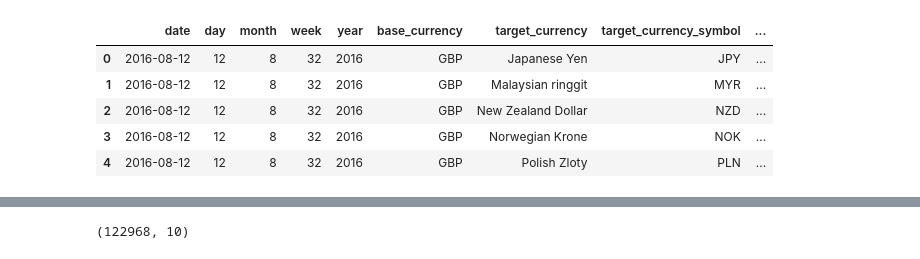
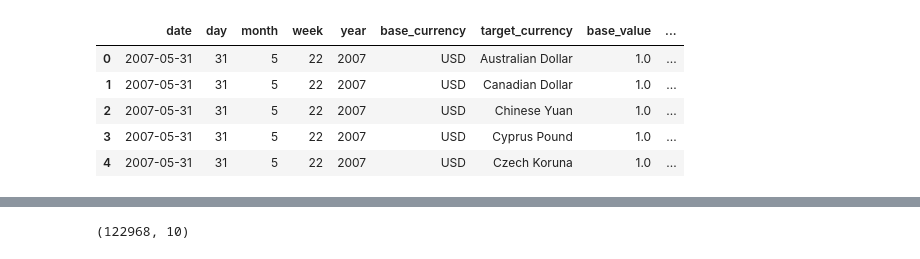
Before and after one commit to JaiPancholi/currency_analysis, a Jupyter notebook: notebooks/initial_exploration.ipynb, the cells around one changed output, grey strips where cells are left out. Drawn from its saved outputs; the diff is of its cells as text; code cells hidden in the pictures.

```diff
--- a/notebooks/initial_exploration.ipynb
+++ b/notebooks/initial_exploration.ipynb
@@ -45,21 +35,22 @@ df.drop(columns=['id', 'url', 'target_52wk_high', 'target_52wk_low', 'created_at
 # %%
 # create Date
 import datetime
 df['date'] = df.apply(lambda x: datetime.date(x['year'], x['month'], x['day']), axis=1)
 df['date'] = pd.to_datetime(df['date'])
 df['week'] = df['date'].dt.week
-df = df[['date','day','month','week','year','base_currency','target_currency','target_currency_symbol','base_value','target_spot_rate']]
+df = df[['date','day','month','week','year','base_currency','target_currency','base_value','target_spot_rate']]
+# df = df[['date','day','month','week','year','base_currency','target_currency','target_currency_symbol','base_value','target_spot_rate']]
 
 # df.drop(columns=['day', 'month', 'year'], inplace=True)
 
 df.head()
 # %% [output]
-|  | date | day | month | week | year | base_currency | target_currency | target_currency_symbol | ... |
-| 0 | 2016-08-12 | 12 | 8 | 32 | 2016 | GBP | Japanese Yen | JPY | ... |
-| 1 | 2016-08-12 | 12 | 8 | 32 | 2016 | GBP | Malaysian ringgit | MYR | ... |
-| 2 | 2016-08-12 | 12 | 8 | 32 | 2016 | GBP | New Zealand Dollar | NZD | ... |
-| 3 | 2016-08-12 | 12 | 8 | 32 | 2016 | GBP | Norwegian Krone | NOK | ... |
-| 4 | 2016-08-12 | 12 | 8 | 32 | 2016 | GBP | Polish Zloty | PLN | ... |
+|  | date | day | month | week | year | base_currency | target_currency | base_value | ... |
+| 0 | 2007-05-31 | 31 | 5 | 22 | 2007 | USD | Australian Dollar | 1.0 | ... |
+| 1 | 2007-05-31 | 31 | 5 | 22 | 2007 | USD | Canadian Dollar | 1.0 | ... |
+| 2 | 2007-05-31 | 31 | 5 | 22 | 2007 | USD | Chinese Yuan | 1.0 | ... |
+| 3 | 2007-05-31 | 31 | 5 | 22 | 2007 | USD | Cyprus Pound | 1.0 | ... |
+| 4 | 2007-05-31 | 31 | 5 | 22 | 2007 | USD | Czech Koruna | 1.0 | ... |
 # %%
 # Convert target_curency into Iso Symbol
 currency_dict = {'Japanese Yen': 'JPY','Malaysian ringgit': 'MYR','New Zealand Dollar': 'NZD','Norwegian Krone': 'NOK','Polish Zloty': 'PLN','Russian Ruble': 'RUB','Saudi Riyal': 'SAR','Singapore Dollar': 'SGD','South African Rand': 'ZAR','South Korean Won': 'KRW','Swedish Krona': 'SEK','Swiss Franc': 'CHF','Taiwan Dollar': 'TWD','Thai Baht': 'THB','Turkish Lira': 'TRY','US Dollar': 'USD','Australian Dollar': 'AUD','Canadian Dollar': 'CAD','Chinese Yuan': 'Yuan','Cyprus Pound': 'CYP','Czech Koruna': 'CZK','Danish Krone': 'DKK','Estonian Kroon': 'EEK','Euro': 'EUR','Hong Kong Dollar': 'HKD','Hungarian Forint': 'HUF','Indian Rupee': 'INR','Israeli Shekel': 'ILS','Latvian Lats': 'LVL','Lithuanian Litas': 'LTL','Maltese Lira': 'MTL','Slovak Koruna': 'SKK','Slovenian Tolar': 'SIT','Sterling': 'GBP','Swedish Krona ': 'SEK','Brazilian Real': 'BRL','Austrian Schilling': 'ATS','Belgian Franc': 'BEF','Deutschemark': 'DEM','Finnish Markka': 'FIM','French Franc': 'FRF','Greek Drachma': 'GRD','Irish Punt': 'IEP','Italian Lire': 'ITL','Netherlands Guilder': 'NLG','Portuguese Escudo': 'PTE','Spanish Peseta': 'ESP'}
```
Also changed, not shown: parts of 17 cells of this notebook, 5 other files.
